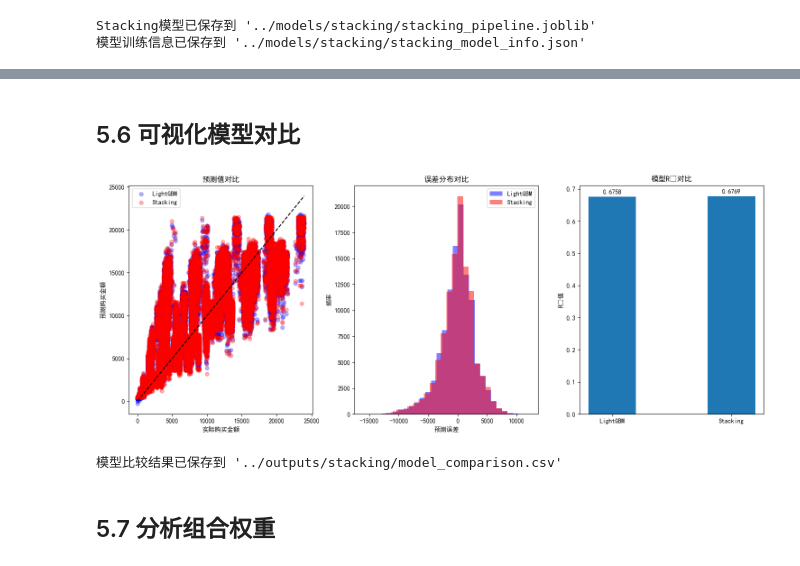
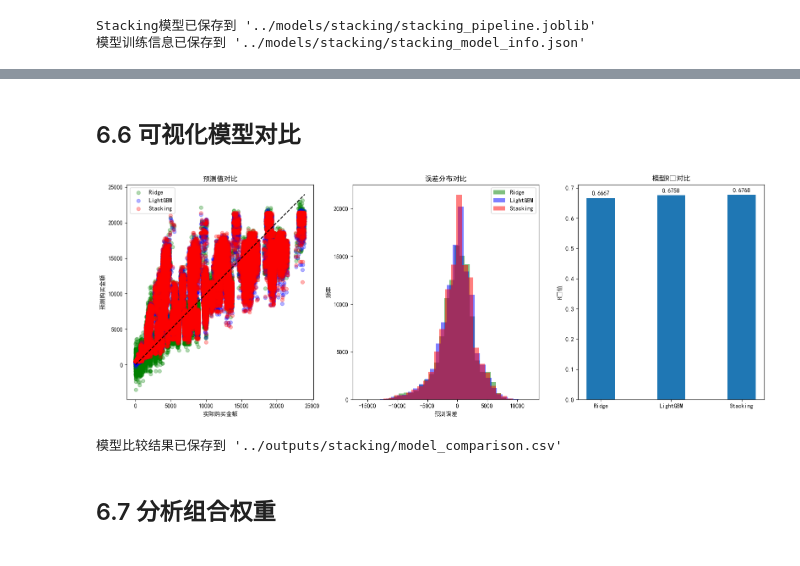
Before and after one commit to PinmogeJoshua/simple-mixrec, a Jupyter notebook: notebooks/models_train.ipynb, the cells around one changed output, grey strips where cells are left out. Cells and saved outputs as stored; diff of their text form; code cells hidden in the pictures.

```diff
--- a/notebooks/models_train.ipynb
+++ b/notebooks/models_train.ipynb
@@ -468,0 +646,10 @@ if hasattr(best_lgbm, 'feature_importances_'):
+# %%
+# 在与LightGBM相同数量的训练集样本上执行搜索
+print(f"\n使用{final_sample_size}条样本执行Ridge参数搜索...")
+start_time = time.time()
+ridge_random_search.fit(preprocessed_X_train[final_sample_indices], y_train_final_sample)
+search_time = time.time() - start_time
+
+print(f"参数搜索完成，耗时: {search_time:.2f}秒")
+print("Ridge最佳参数:", ridge_random_search.best_params_)
+print("Ridge最佳分数(R²):", ridge_random_search.best_score_)
@@ -468,0 +684,11 @@ if hasattr(best_lgbm, 'feature_importances_'):
+# %%
+print("\n在测试集上评估Ridge模型...")
+y_pred_ridge = ridge_pipeline.predict(X_test)
+r2_ridge = r2_score(y_test, y_pred_ridge)
+rmse_ridge = np.sqrt(mean_squared_error(y_test, y_pred_ridge))
+mae_ridge = mean_absolute_error(y_test, y_pred_ridge)
+
+print("Ridge模型评估结果:")
+print(f"  R²: {r2_ridge:.4f}")
+print(f"  RMSE: {rmse_ridge:.2f}")
+print(f"  MAE: {mae_ridge:.2f}")
@@ -473,6 +848,18 @@ from sklearn.svm import SVR
 
 # 创建三个独立的基础模型，以避免共享数据处理管道
 best_lgbm = lgb.LGBMRegressor(**best_lgbm_params, n_jobs=-1)
+
+# 使用已经优化过的Ridge模型参数
+best_ridge_params = {
+    'alpha': best_ridge.alpha,
+    'fit_intercept': best_ridge.fit_intercept,
+    'solver': best_ridge.solver,
+    'max_iter': best_ridge.max_iter,
+    'tol': best_ridge.tol,
+    'random_state': 42
+}
+ridge_model = Ridge(**best_ridge_params)
+
 gbm_model = GradientBoostingRegressor(
     n_estimators=200,
     learning_rate=0.05,
@@ -489,7 +876,6 @@ xgb_model = xgb.XGBRegressor(
     random_state=42,
     n_jobs=-1
 )
-ridge_model = Ridge(alpha=1.0, random_state=42)
 # %%
 # 定义基础模型列表
 base_estimators = [
@@ -616,48 +992,51 @@ print(f"  RMSE提升: {rmse_lgbm - rmse_stack:.2f} ({(rmse_lgbm - rmse_stack) /
 # %% [markdown]
-## 5.6 可视化模型对比
+## 6.6 可视化模型对比
 # %%
 # 创建模型比较可视化
-plt.figure(figsize=(15, 6))
+plt.figure(figsize=(16, 6))
 
 # 散点图对比
 plt.subplot(1, 3, 1)
+plt.scatter(y_test, y_pred_ridge, alpha=0.3, color='green', label='Ridge')
 plt.scatter(y_test, y_pred_lgbm, alpha=0.3, color='blue', label='LightGBM')
 plt.scatter(y_test, y_pred_stack, alpha=0.3, color='red', label='Stacking')
 plt.plot([y_test.min(), y_test.max()], [y_test.min(), y_test.max()], 'k--')
 plt.xlabel('实际购买金额')
 plt.ylabel('预测购买金额')
 plt.title('预测值对比')
 plt.legend()
 
 # 误差分布对比
 plt.subplot(1, 3, 2)
+errors_ridge = y_test - y_pred_ridge
 errors_lgbm = y_test - y_pred_lgbm
 errors_stack = y_test - y_pred_stack
+plt.hist(errors_ridge, bins=30, alpha=0.5, color='green', label='Ridge')
 plt.hist(errors_lgbm, bins=30, alpha=0.5, color='blue', label='LightGBM')
 plt.hist(errors_stack, bins=30, alpha=0.5, color='red', label='Stacking')
 plt.xlabel('预测误差')
 plt.ylabel('频率')
 plt.title('误差分布对比')
 plt.legend()
 
-# R²和RMSE对比条形图
+# R²对比条形图
 plt.subplot(1, 3, 3)
-models = ['LightGBM', 'Stacking']
-r2_values = [r2_lgbm, r2_stack]
+models = ['Ridge', 'LightGBM', 'Stacking']
+r2_values = [r2_ridge, r2_lgbm, r2_stack]
 x = range(len(models))
 plt.bar(x, r2_values, width=0.4)
 plt.xticks(x, models)
 plt.ylabel('R²值')
 plt.title('模型R²对比')
 
 for i, v in enumerate(r2_values):
     plt.text(i, v + 0.01, f"{v:.4f}", ha='center')
 
 plt.tight_layout()
 plt.savefig('../outputs/visualization/stacking/model_comparison.png')
 plt.show()
 # %% [output]
-[figure, old version]
+[figure, new version]
 # %%
 # 保存模型比较结果
 comparison_results = pd.DataFrame({
@@ -672,7 +1051,7 @@ print(f"模型比较结果已保存到 '../outputs/stacking/model_comparison.csv
 # %% [output]
 模型比较结果已保存到 '../outputs/stacking/model_comparison.csv'
 # %% [markdown]
-## 5.7 分析组合权重
+## 6.7 分析组合权重
 # %%
 if hasattr(stacking_pipeline.named_steps['stacking'].final_estimator_, 'feature_importances_'):
     meta_importance = stacking_pipeline.named_steps['stacking'].final_estimator_.feature_importances_
```
Also changed, not shown: parts of 49 cells of this notebook, 12 other files.
